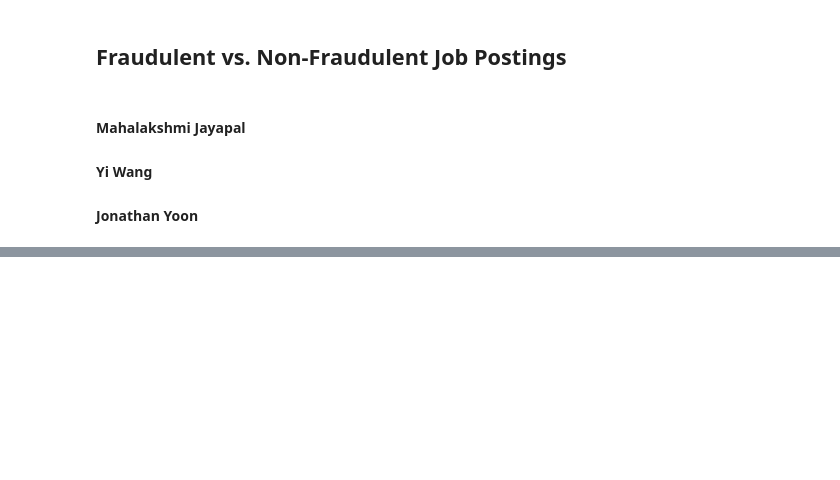
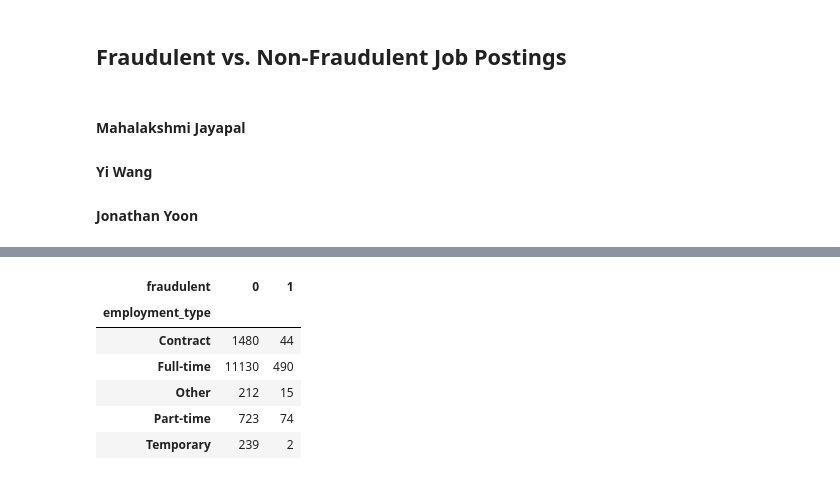
Before and after one commit to hjyoon16/Fake_Job_Post_Classification, a Jupyter notebook: Team_4_Project.ipynb, the cells around one changed output, grey strips where cells are left out. Cells and saved outputs as stored; diff of their text form; code cells hidden in the pictures; blank space fills up the shorter version.

```diff
--- a/Team_4_Project.ipynb
+++ b/Team_4_Project.ipynb
@@ -21,0 +73,11 @@ dt.head()
+# %%
+crosstab_01 = pd.crosstab(dt['employment_type'], dt['fraudulent'])
+crosstab_01
+# %% [output]
+| fraudulent | 0 | 1 |
+| employment_type |  |  |
+| Contract | 1480 | 44 |
+| Full-time | 11130 | 490 |
+| Other | 212 | 15 |
+| Part-time | 723 | 74 |
+| Temporary | 239 | 2 |
```
Also changed, not shown: parts of 7 cells of this notebook.
